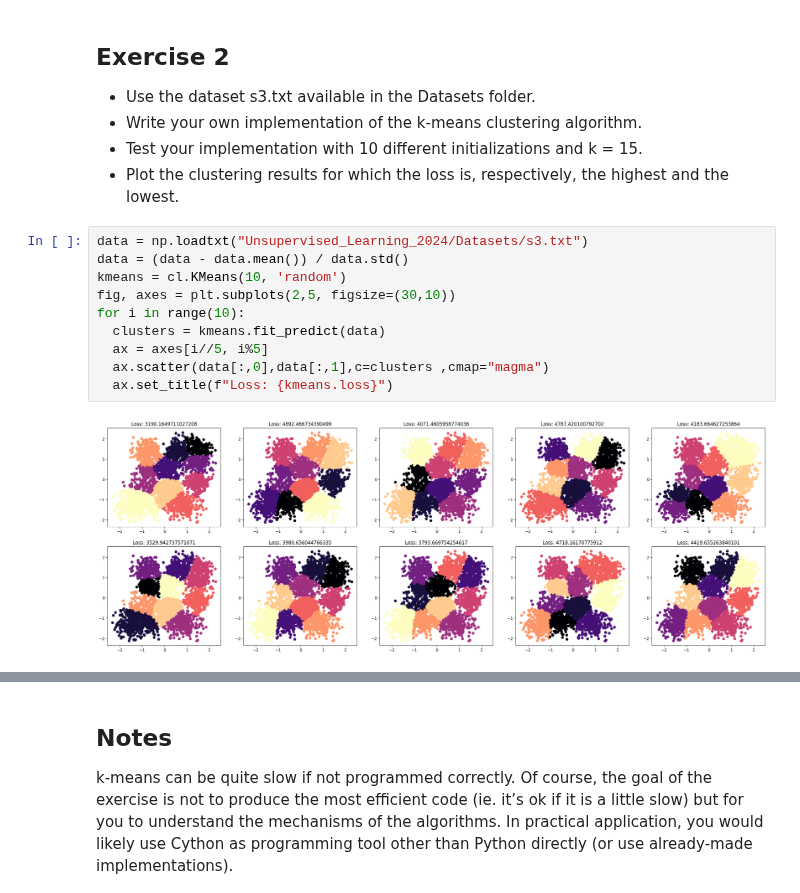
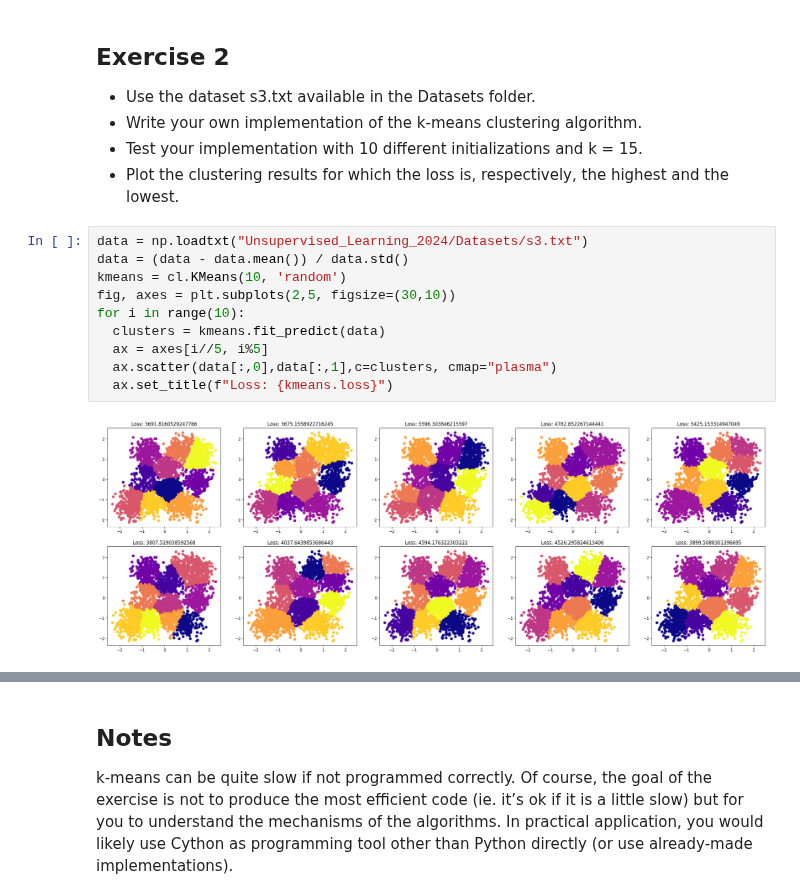
Before and after one commit to alequerenghi/unsupervised_learning, a Jupyter notebook: ex7.ipynb, the cells around one changed output, grey strips where cells are left out. Cells and saved outputs as stored; diff of their text form.

```diff
--- a/ex7.ipynb
+++ b/ex7.ipynb
@@ -36,12 +36,12 @@ array([       nan, 0.00138741,        nan,        nan, 0.03702975,
 # %%
 data = np.loadtxt("Unsupervised_Learning_2024/Datasets/s3.txt")
 data = (data - data.mean()) / data.std()
 kmeans = cl.KMeans(10, 'random')
 fig, axes = plt.subplots(2,5, figsize=(30,10))
 for i in range(10):
   clusters = kmeans.fit_predict(data)
   ax = axes[i//5, i%5]
-  ax.scatter(data[:,0],data[:,1],c=clusters ,cmap="magma")
+  ax.scatter(data[:,0],data[:,1],c=clusters, cmap="plasma")
   ax.set_title(f"Loss: {kmeans.loss}")
 # %% [output]
-[figure, old version]
+[figure, new version]
```
Also changed, not shown: parts of 2 cells of this notebook.
